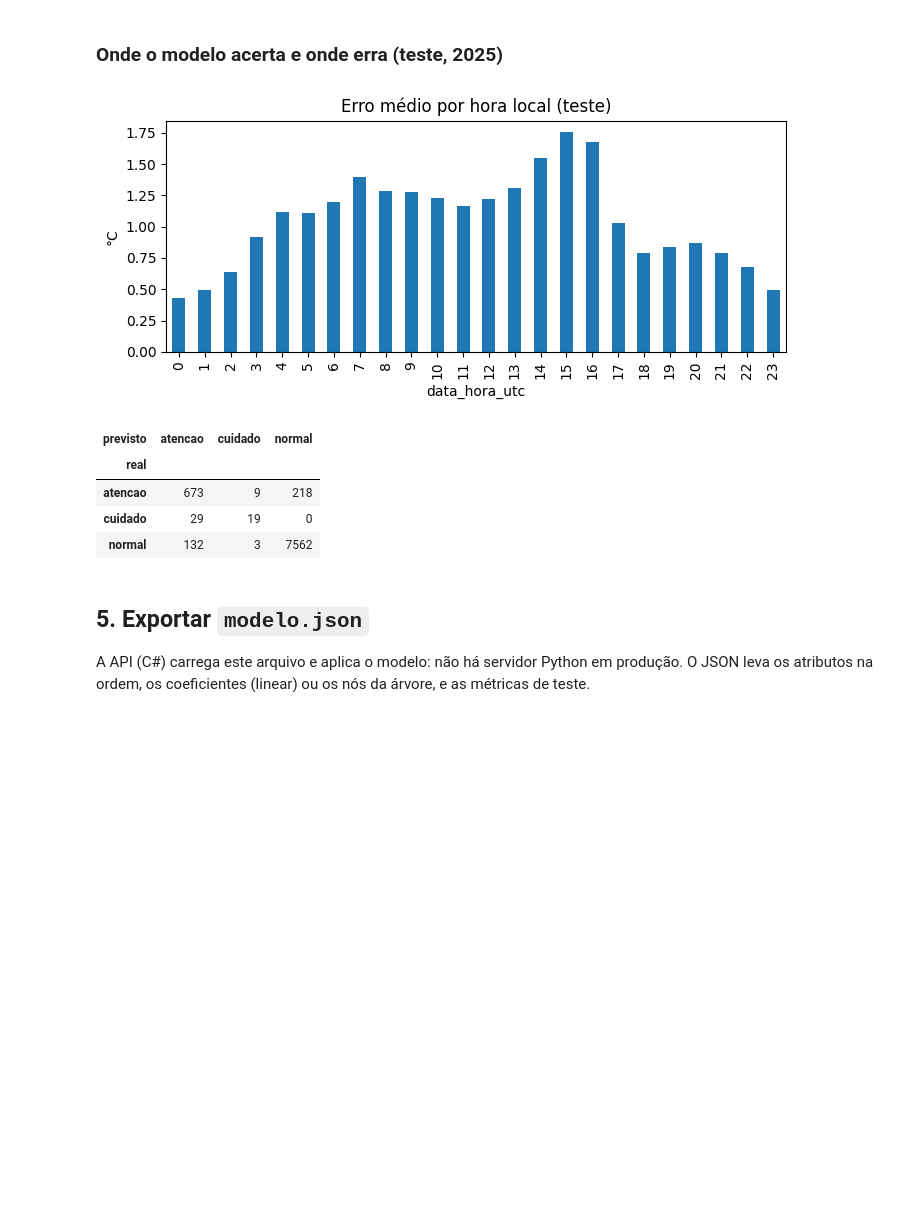
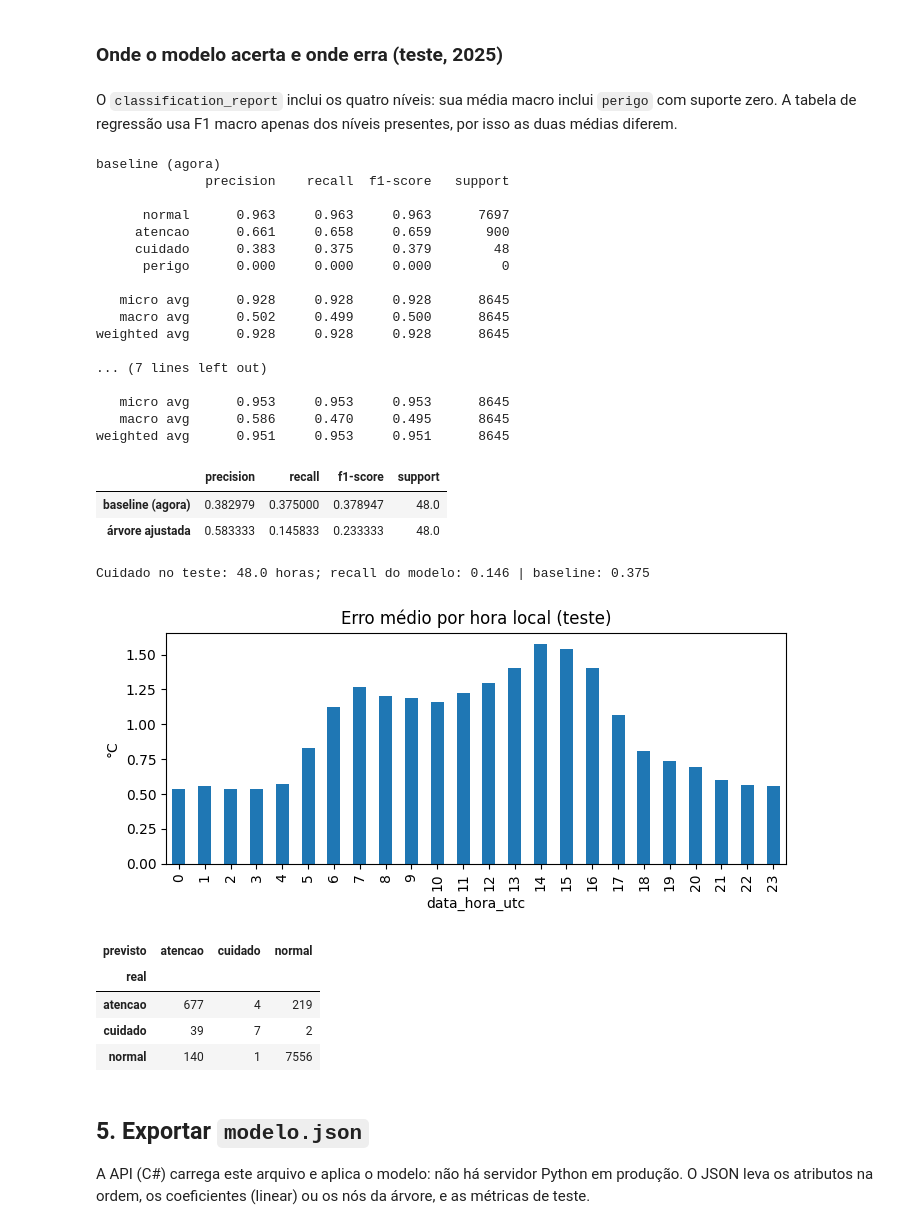
Before and after one commit to sbaecker2005/termometro-da-sala, a Jupyter notebook: ml/termometro_da_sala.ipynb, the cells around one changed output. Saved outputs shown, nothing was run; the diff lists cells and outputs as text; code cells hidden in the pictures; blank space fills up the shorter version.

```diff
--- a/ml/termometro_da_sala.ipynb
+++ b/ml/termometro_da_sala.ipynb
@@ -104,7 +165,13 @@ X = pd.DataFrame({
 }, index=df.index)
 dados = X.assign(indice_agora=df['indice'], alvo=futuro).dropna()
 ano = dados.index.year
-treino, valid, teste = dados[ano <= 2023], dados[ano == 2024], dados[ano == 2025]
+treino = dados[(ano <= 2023) & (dados.index + duas_h < pd.Timestamp('2024-01-01', tz='UTC'))]
+valid = dados[(ano == 2024) & (dados.index + duas_h < pd.Timestamp('2025-01-01', tz='UTC'))]
+teste = dados[ano == 2025]
 ATRIBUTOS = list(X.columns)
+print('dropna (sem hora anterior ou alvo +2 h):', len(df) - len(dados))
+print('exemplos excluídos nas fronteiras:', len(dados) - len(treino) - len(valid) - len(teste))
 print('treino', len(treino), '| validação', len(valid), '| teste', len(teste))
+assert treino.index.max() + duas_h < valid.index.min()
+assert valid.index.max() + duas_h < teste.index.min()
 # %% [output]
@@ -117,13 +224,29 @@ def avalia(nome, previsto, real):
     reais = [nivel(v) for v in real]
     presentes = [n for n in NIVEIS if n in reais]  # 'perigo' não aparece na A701 em 2022-2025: fica fora da média
     return {'modelo': nome, 'MAE (°C)': round(mean_absolute_error(real, previsto), 3),
+            'RMSE (°C)': round(mean_squared_error(real, previsto, squared=False), 3),
+            'R²': round(r2_score(real, previsto), 3),
             'F1 macro (níveis)': round(f1_score(reais, [nivel(v) for v in previsto], average='macro', labels=presentes, zero_division=0), 3)}
 
+cv = TimeSeriesSplit(n_splits=3, gap=2)
+for antes, depois in cv.split(treino):
+    assert treino.index[antes[-1]] + duas_h < treino.index[depois[0]]
+# gap=2 impede que o alvo +2 h do treino alcance o próximo bloco.
+busca = GridSearchCV(DecisionTreeRegressor(random_state=42),
+                    {'max_depth': [4, 6, 8], 'min_samples_leaf': [30, 50]},
+                    scoring='neg_mean_absolute_error', cv=cv)
+busca.fit(treino[ATRIBUTOS], treino.alvo)
+print('Busca: 6 combinações × 3 blocos, escolhidas pelo menor MAE; profundidades limitam complexidade e folhas reduzem sobreajuste.')
+display(pd.DataFrame(busca.cv_results_)[['param_max_depth', 'param_min_samples_leaf', 'mean_test_score', 'std_test_score']]
+        .assign(MAE_CV=lambda t: -t.mean_test_score).drop(columns='mean_test_score').sort_values('MAE_CV'))
+print('Linear, MAE médio na mesma CV:', -cross_val_score(LinearRegression(), treino[ATRIBUTOS], treino.alvo,
+                                                       cv=cv, scoring='neg_mean_absolute_error').mean())
+print('Melhor árvore:', busca.best_params_)
 linear = LinearRegression().fit(treino[ATRIBUTOS], treino.alvo)
-arvore = DecisionTreeRegressor(max_depth=6, min_samples_leaf=50, random_state=42).fit(treino[ATRIBUTOS], treino.alvo)
+arvore = busca.best_estimator_
 candidatos = {'baseline (agora)': lambda d: d.indice_agora.to_numpy(),
               'regressão linear': lambda d: linear.predict(d[ATRIBUTOS]),
-              'árvore (prof. 6)': lambda d: arvore.predict(d[ATRIBUTOS])}
+              'árvore ajustada': lambda d: arvore.predict(d[ATRIBUTOS])}
 validacao = pd.DataFrame([avalia(n, f(valid), valid.alvo) for n, f in candidatos.items()])
 validacao
 # %% [output]
@@ -134,6 +289,7 @@ validacao
 # %%
 escolhido = validacao[validacao.modelo != 'baseline (agora)'].sort_values('MAE (°C)').iloc[0].modelo
 print('modelo escolhido na validação:', escolhido)
-resultado_teste = pd.DataFrame([avalia(n, f(teste), teste.alvo) for n, f in candidatos.items()])
+previsoes_teste = {n: f(teste) for n, f in candidatos.items()}
+resultado_teste = pd.DataFrame([avalia(n, p, teste.alvo) for n, p in previsoes_teste.items()])
 resultado_teste
 # %% [output]
@@ -145,18 +301,51 @@ modelo escolhido na validação: regressão linear
 # %% [markdown]
 ### Onde o modelo acerta e onde erra (teste, 2025)
+# %% [markdown]
+O `classification_report` inclui os quatro níveis: sua média macro inclui `perigo` com suporte zero. A tabela de regressão usa F1 macro apenas dos níveis presentes, por isso as duas médias diferem.
 # %%
-prev = candidatos[escolhido](teste)
+prev = previsoes_teste[escolhido]
+relatorios = {}
+for nome in ['baseline (agora)', escolhido]:
+    reais, previstos = teste.alvo.map(nivel), pd.Series(previsoes_teste[nome]).map(nivel)
+    print(nome)
+    print(classification_report(reais, previstos, labels=NIVEIS, zero_division=0, digits=3))
+    relatorios[nome] = classification_report(reais, previstos, labels=NIVEIS, zero_division=0, output_dict=True)
+display(pd.DataFrame({nome: rel['cuidado'] for nome, rel in relatorios.items()}).T)
+print('Cuidado no teste:', relatorios[escolhido]['cuidado']['support'],
+      'horas; recall do modelo:', round(relatorios[escolhido]['cuidado']['recall'], 3),
+      '| baseline:', round(relatorios['baseline (agora)']['cuidado']['recall'], 3))
 erro = pd.Series(np.abs(prev - teste.alvo.to_numpy()), index=teste.index)
 erro.groupby(teste.index.tz_convert('America/Sao_Paulo').hour).mean().plot(kind='bar', figsize=(8, 3), title='Erro médio por hora local (teste)')
 plt.ylabel('°C'); plt.show()
 pd.crosstab(pd.Series([nivel(v) for v in teste.alvo], name='real'), pd.Series([nivel(v) for v in prev], name='previsto'))
 # %% [output]
+baseline (agora)
+              precision    recall  f1-score   support
+
+      normal      0.963     0.963     0.963      7697
+     atencao      0.661     0.658     0.659       900
+     cuidado      0.383     0.375     0.379        48
+      perigo      0.000     0.000     0.000         0
+
+   micro avg      0.928     0.928     0.928      8645
+   macro avg      0.502     0.499     0.500      8645
+weighted avg      0.928     0.928     0.928      8645
+
+... (7 lines left out)
+
+   micro avg      0.953     0.953     0.953      8645
+   macro avg      0.586     0.470     0.495      8645
+weighted avg      0.951     0.953     0.951      8645
+|  | precision | recall | f1-score | support |
+| baseline (agora) | 0.382979 | 0.375000 | 0.378947 | 48.0 |
+| árvore ajustada | 0.583333 | 0.145833 | 0.233333 | 48.0 |
+Cuidado no teste: 48.0 horas; recall do modelo: 0.146 | baseline: 0.375
-[figure, old version]
+[figure, new version]
-| previsto | atencao | cuidado | normal |
-| real |  |  |  |
-| atencao | 673 | 9 | 218 |
-| cuidado | 29 | 19 | 0 |
-| normal | 132 | 3 | 7562 |
+| previsto | atencao | cuidado | normal |
+| real |  |  |  |
+| atencao | 677 | 4 | 219 |
+| cuidado | 39 | 7 | 2 |
+| normal | 140 | 1 | 7556 |
 # %% [markdown]
 ## 5. Exportar `modelo.json`
 A API (C#) carrega este arquivo e aplica o modelo: não há servidor Python em produção. O JSON leva os atributos na ordem, os coeficientes (linear) ou os nós da árvore, e as métricas de teste.
```
Also changed, not shown: parts of 18 cells of this notebook, 7 other files.
